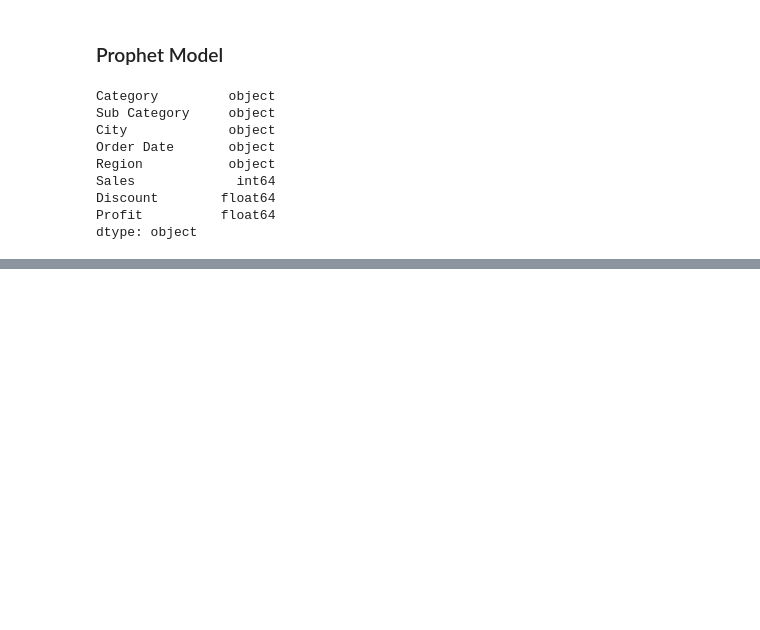
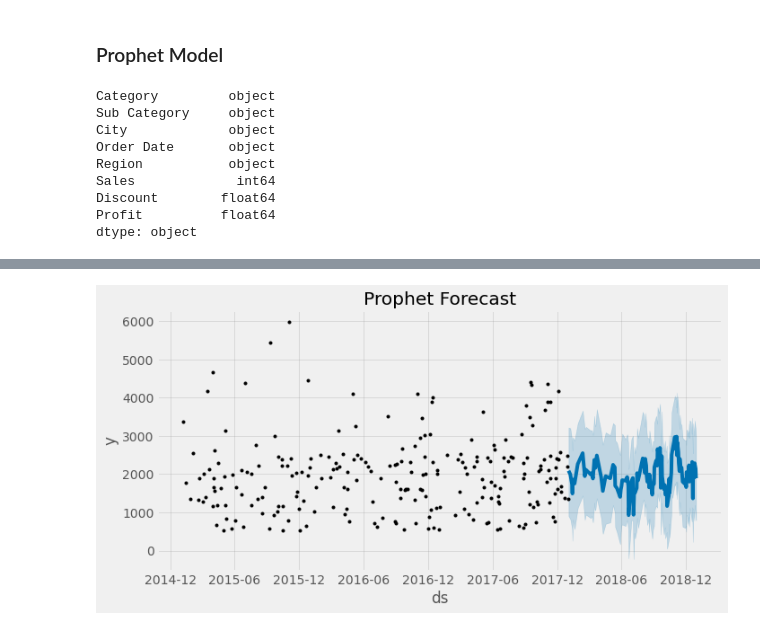
Before and after one commit to ruwzeta/1007FinalProject, a Jupyter notebook: Data Cleaning.ipynb, the cells around one changed output, grey strips where cells are left out. Saved outputs shown, nothing was run; the diff lists cells and outputs as text; code cells hidden in the pictures; blank space fills up the shorter version.

```diff
--- a/Data Cleaning.ipynb
+++ b/Data Cleaning.ipynb
@@ -301,0 +406,4 @@ df2_grouped.index = pd.to_datetime(df2_grouped.index,format="%m-%d-%Y", errors='
+# %%
+%%time
+model = Prophet()
+model.fit(masala_train_prophet)
@@ -301,0 +414,6 @@ df2_grouped.index = pd.to_datetime(df2_grouped.index,format="%m-%d-%Y", errors='
+# %%
+masala_test_prophet = masala_test.reset_index() \
+    .rename(columns={'Order Date':'ds',
+                     'Sales':'y'})
+
+masala_test_fcst = model.predict(masala_test_prophet)
@@ -301,0 +429,7 @@ df2_grouped.index = pd.to_datetime(df2_grouped.index,format="%m-%d-%Y", errors='
+# %%
+fig, ax = plt.subplots(figsize=(10, 5))
+fig = model.plot(masala_test_fcst, ax=ax)
+ax.set_title('Prophet Forecast')
+plt.show()
+# %% [output]
+[figure, added]
```
Also changed, not shown: parts of 14 cells of this notebook.
